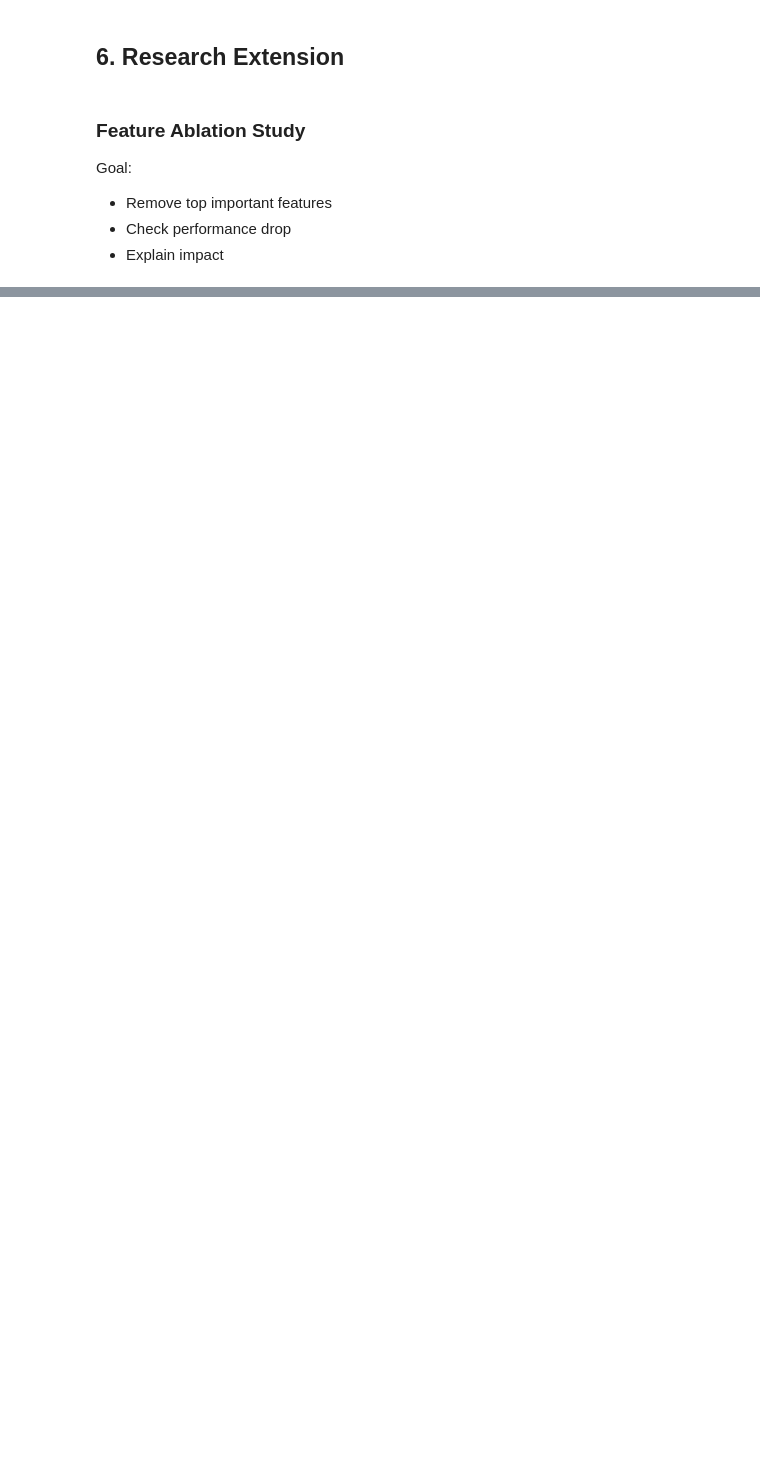
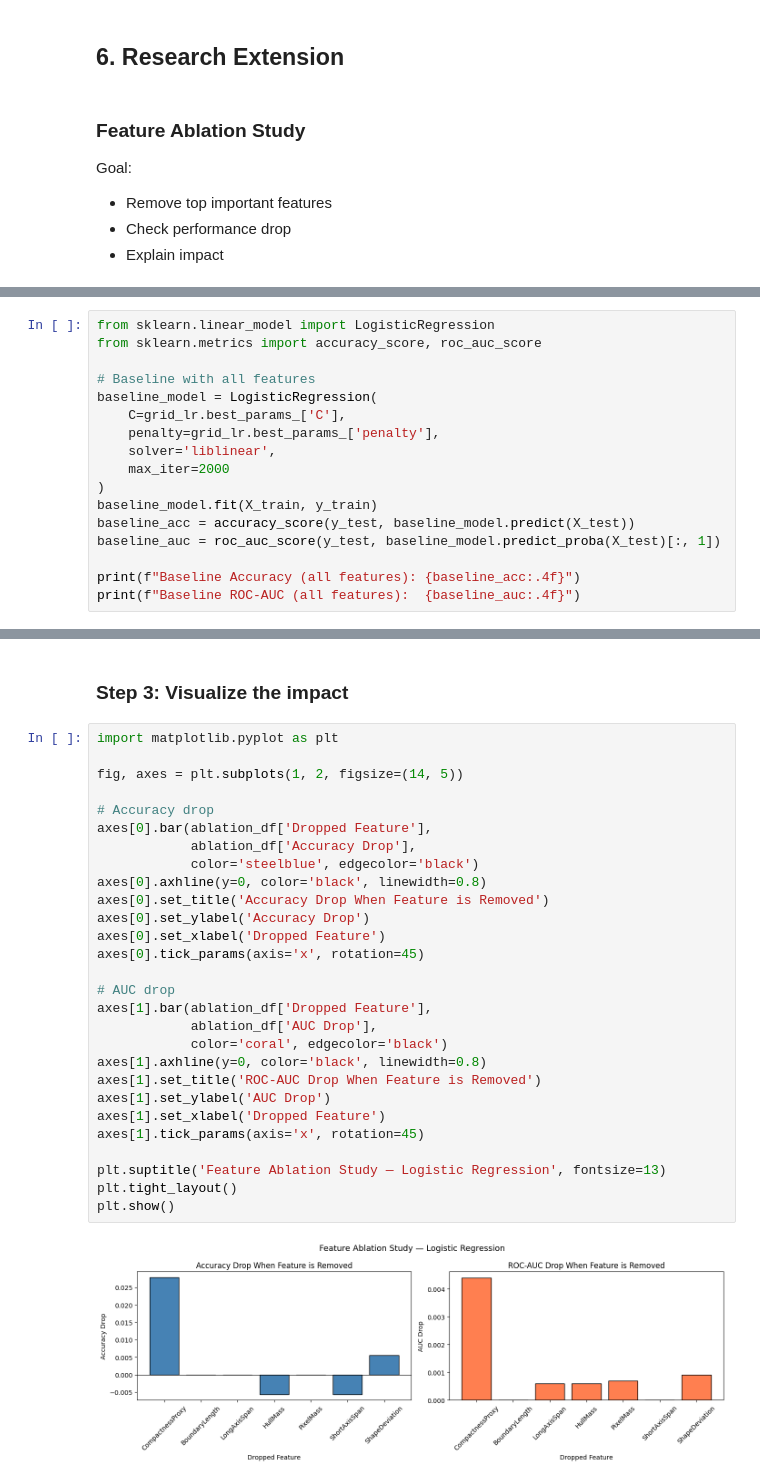
Before and after one commit to mulayvaibhav/agri_supply_chain_visual_inspection_system, a Jupyter notebook: ML_Assignment_1.ipynb, the cells around one changed output, grey strips where cells are left out. Saved outputs shown, nothing was run; the diff lists cells and outputs as text; blank space fills up the shorter version.

```diff
--- a/ML_Assignment_1.ipynb
+++ b/ML_Assignment_1.ipynb
@@ -1183,0 +1195,17 @@ Removing top 5 features still keeps accuracy unchanged, it means:
+# %%
+from sklearn.linear_model import LogisticRegression
+from sklearn.metrics import accuracy_score, roc_auc_score
+
+# Baseline with all features
+baseline_model = LogisticRegression(
+    C=grid_lr.best_params_['C'],
+    penalty=grid_lr.best_params_['penalty'],
+    solver='liblinear',
+    max_iter=2000
+)
+baseline_model.fit(X_train, y_train)
+baseline_acc = accuracy_score(y_test, baseline_model.predict(X_test))
+baseline_auc = roc_auc_score(y_test, baseline_model.predict_proba(X_test)[:, 1])
+
+print(f"Baseline Accuracy (all features): {baseline_acc:.4f}")
+print(f"Baseline ROC-AUC (all features):  {baseline_auc:.4f}")
@@ -1183,0 +1284,32 @@ Removing top 5 features still keeps accuracy unchanged, it means:
+# %% [markdown]
+### Step 3: Visualize the impact
+# %%
+import matplotlib.pyplot as plt
+
+fig, axes = plt.subplots(1, 2, figsize=(14, 5))
+
+# Accuracy drop
+axes[0].bar(ablation_df['Dropped Feature'],
+            ablation_df['Accuracy Drop'],
+            color='steelblue', edgecolor='black')
+axes[0].axhline(y=0, color='black', linewidth=0.8)
+axes[0].set_title('Accuracy Drop When Feature is Removed')
+axes[0].set_ylabel('Accuracy Drop')
+axes[0].set_xlabel('Dropped Feature')
+axes[0].tick_params(axis='x', rotation=45)
+
+# AUC drop
+axes[1].bar(ablation_df['Dropped Feature'],
+            ablation_df['AUC Drop'],
+            color='coral', edgecolor='black')
+axes[1].axhline(y=0, color='black', linewidth=0.8)
+axes[1].set_title('ROC-AUC Drop When Feature is Removed')
+axes[1].set_ylabel('AUC Drop')
+axes[1].set_xlabel('Dropped Feature')
+axes[1].tick_params(axis='x', rotation=45)
+
+plt.suptitle('Feature Ablation Study — Logistic Regression', fontsize=13)
+plt.tight_layout()
+plt.show()
+# %% [output]
+[figure, added]
```
Also changed, not shown: parts of 41 cells of this notebook.
